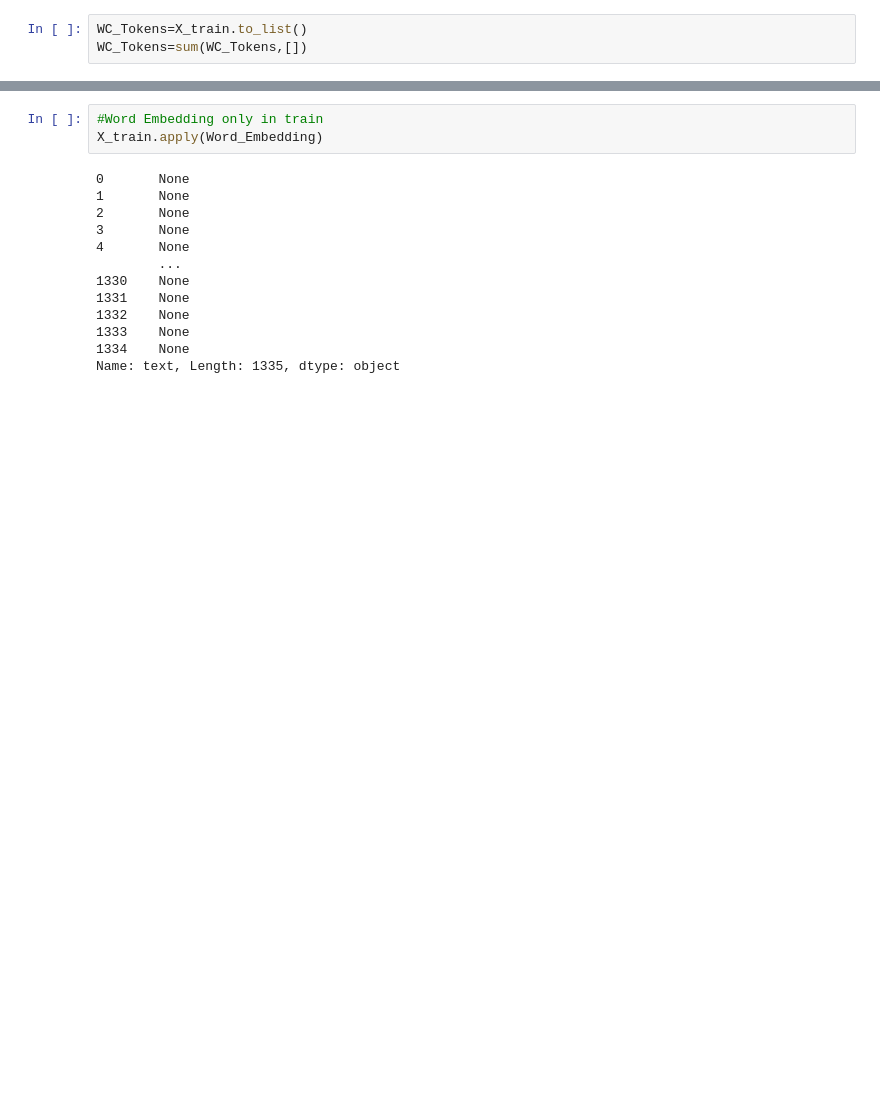
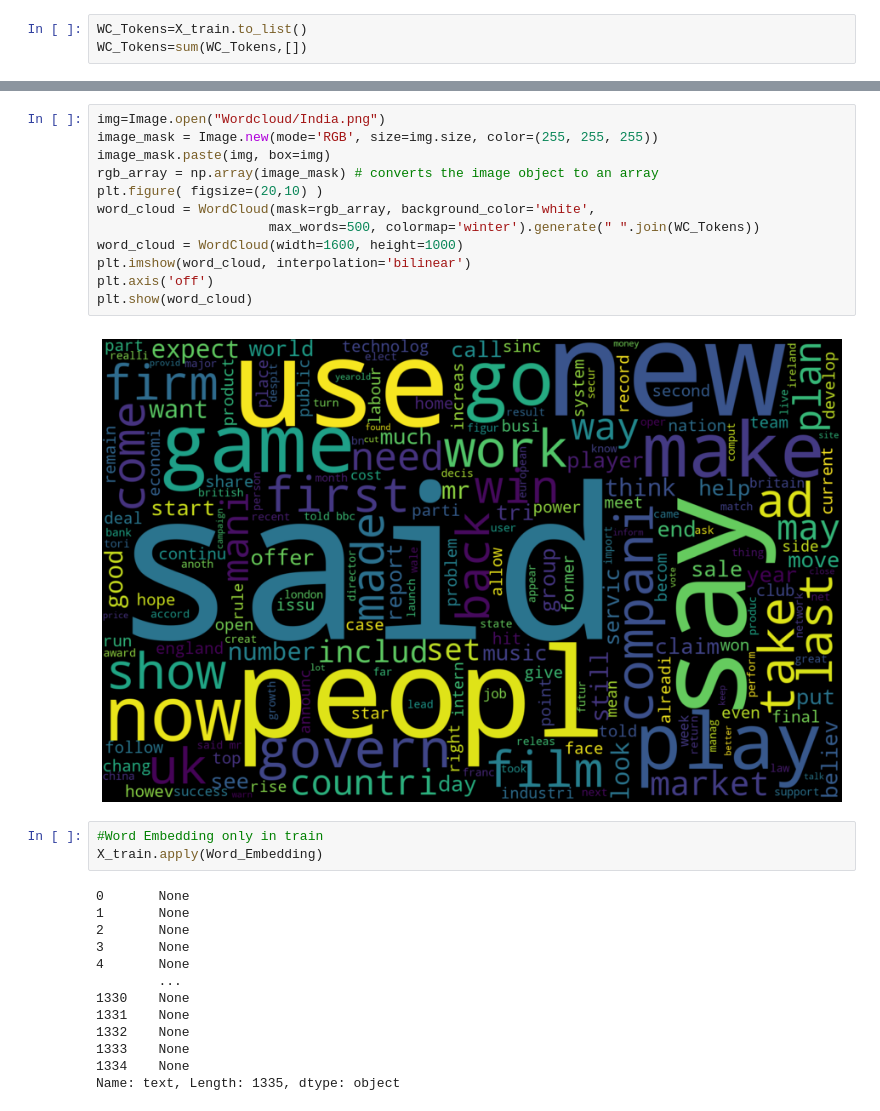
Before and after one commit to Hello49/multiclass, a Jupyter notebook: Model.ipynb, the cells around one changed output, grey strips where cells are left out. Cells and saved outputs as stored; diff of their text form; blank space fills up the shorter version.

```diff
--- a/Model.ipynb
+++ b/Model.ipynb
@@ -204,3 +204,17 @@ plt.show(word_cloud)
+# %%
+img=Image.open("Wordcloud/India.png")
+image_mask = Image.new(mode='RGB', size=img.size, color=(255, 255, 255))
+image_mask.paste(img, box=img)
+rgb_array = np.array(image_mask) # converts the image object to an array
+plt.figure( figsize=(20,10) )
+word_cloud = WordCloud(mask=rgb_array, background_color='white',
+                      max_words=500, colormap='winter').generate(" ".join(WC_Tokens))
+word_cloud = WordCloud(width=1600, height=1000)
+plt.imshow(word_cloud, interpolation='bilinear')
+plt.axis('off')
+plt.show(word_cloud)
+# %% [output]
+[figure, added]
 # %%
 #Word Embedding only in train
 X_train.apply(Word_Embedding)
```
Also changed, not shown: parts of 2 cells of this notebook, 2 other files.
